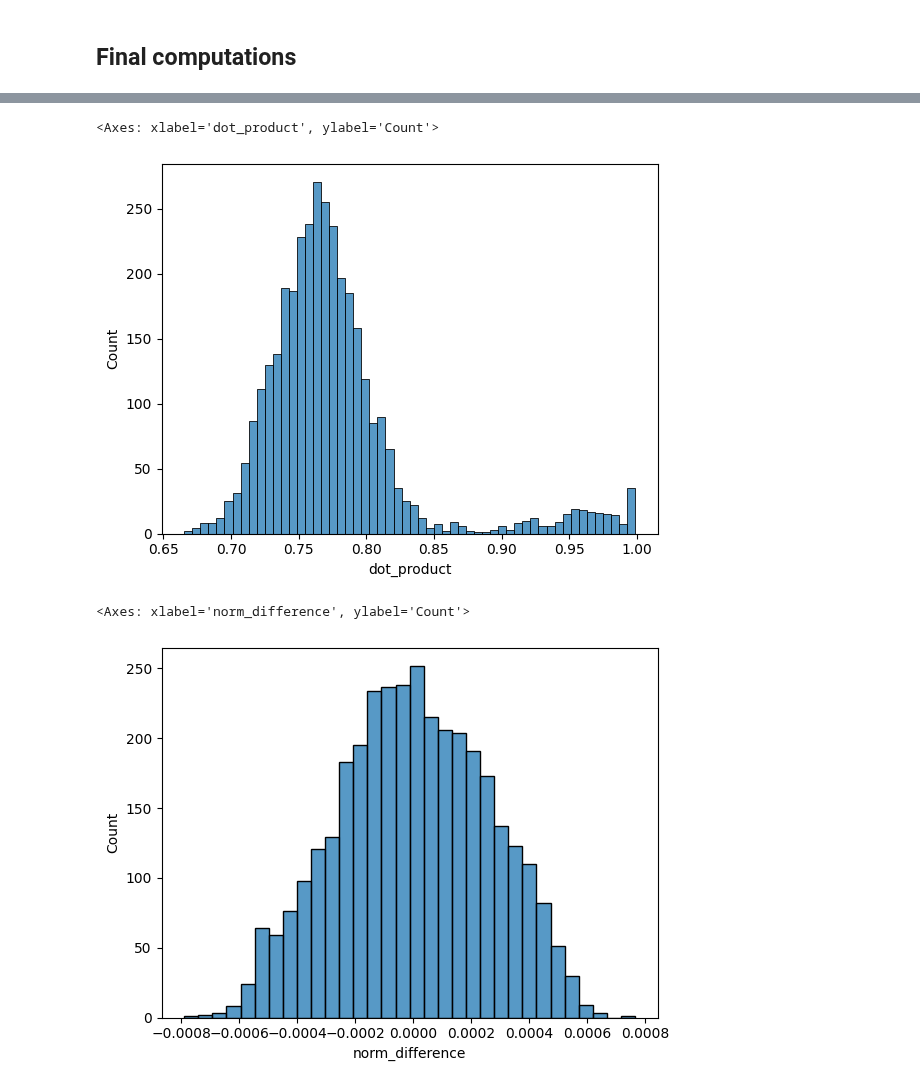
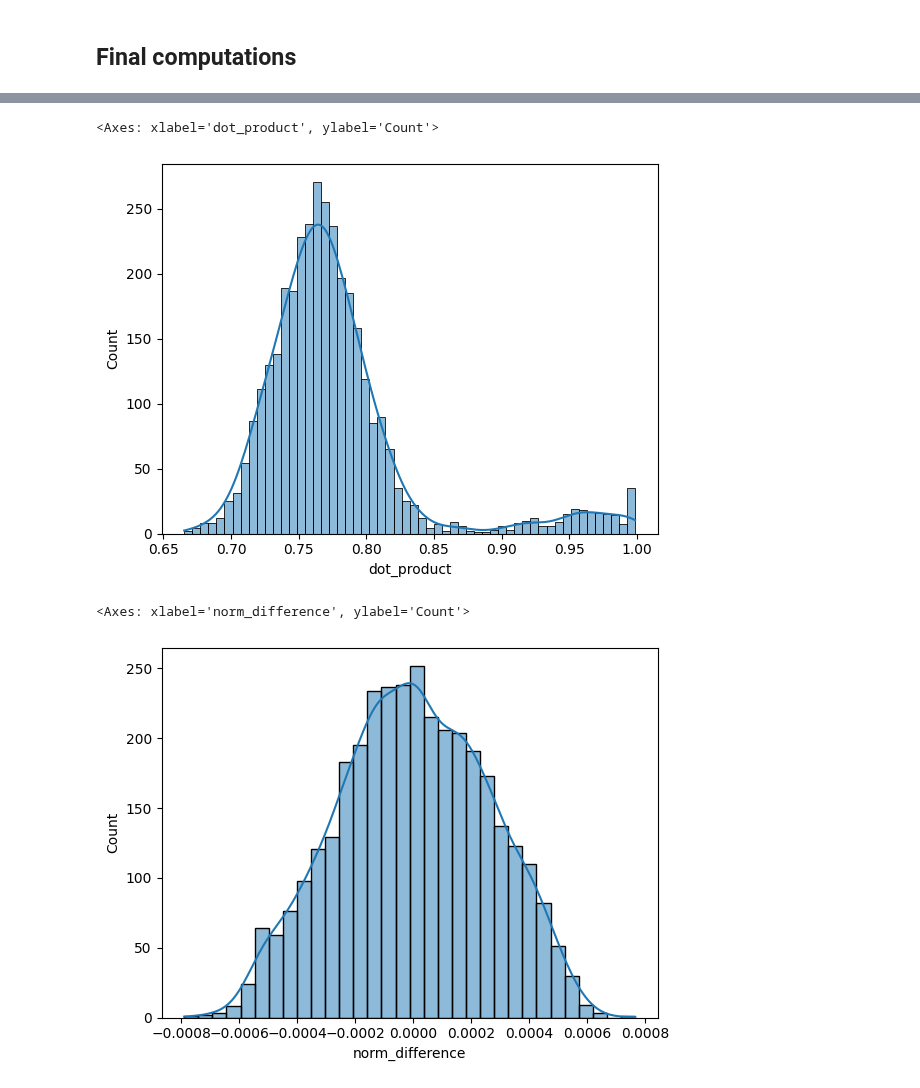
Before and after one commit to faunebl/thesis, a Jupyter notebook: matching_sentences.ipynb, the cells around one changed output, grey strips where cells are left out. Saved outputs shown, nothing was run; the diff lists cells and outputs as text; code cells hidden in the pictures.

Commit message:
editing graphs

```diff
--- a/matching_sentences.ipynb
+++ b/matching_sentences.ipynb
@@ -175,10 +175,10 @@ sns.histplot(data=with_metrics.to_pandas(), x='cosine_similarity')
 # %%
-sns.histplot(data=with_metrics.to_pandas(), x='dot_product')
+sns.histplot(data=with_metrics.to_pandas(), x='dot_product', kde = True)
 # %% [output]
 <Axes: xlabel='dot_product', ylabel='Count'>
-[figure, old version]
+[figure, new version]
 # %%
-sns.histplot(data=with_metrics.to_pandas(), x='norm_difference')
+sns.histplot(data=with_metrics.to_pandas(), x='norm_difference', kde = True)
 # %% [output]
 <Axes: xlabel='norm_difference', ylabel='Count'>
-[figure, old version]
+[figure, new version]
```
Also changed, not shown: parts of 2 cells of this notebook, 3 other files.
